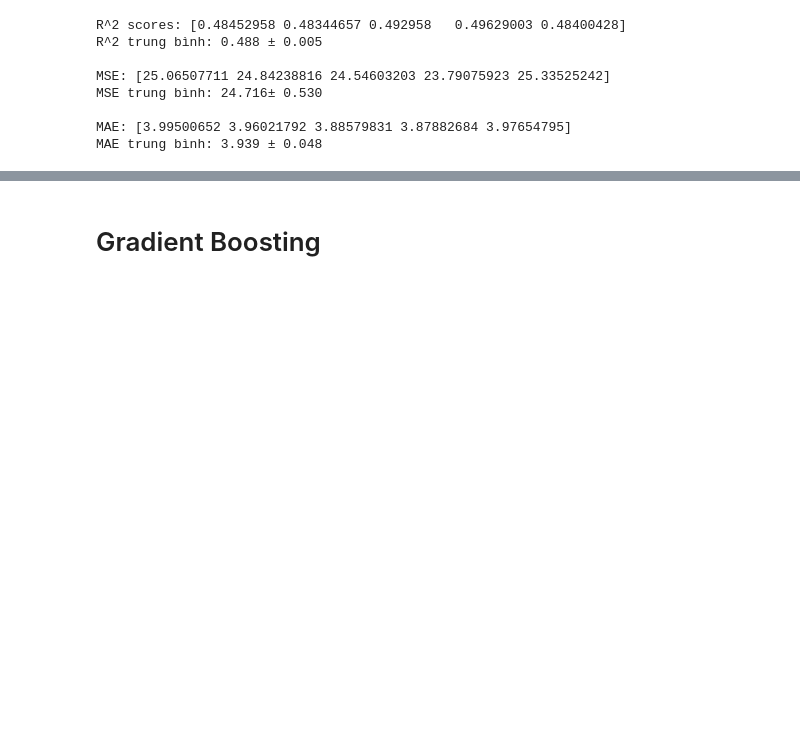
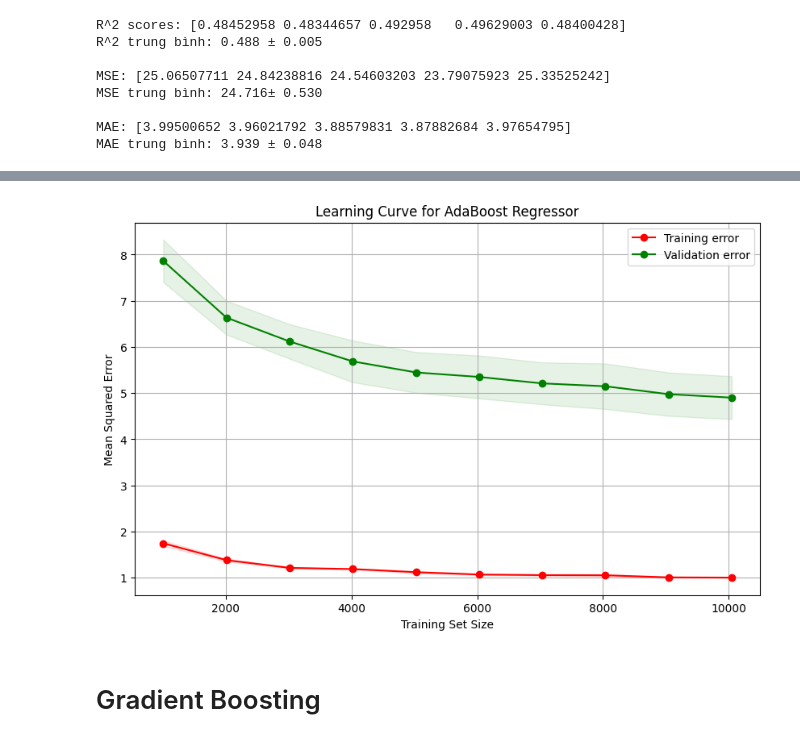
Before and after one commit to nttrung612/Football_Players_Rating_Prediction, a Jupyter notebook: ensemble.ipynb, the cells around one changed output, grey strips where cells are left out. Saved outputs shown, nothing was run; the diff lists cells and outputs as text; code cells hidden in the pictures; blank space fills up the shorter version.

Commit message:
Tuning AdaBoost

```diff
--- a/ensemble.ipynb
+++ b/ensemble.ipynb
@@ -445,0 +522,15 @@ MAE trung bình: 3.939 ± 0.048
+# %%
+from sklearn.linear_model import LinearRegression
+
+pipeline = Pipeline([
+    ('encoder', TargetEncoder(cols=['nationality'])),
+    ('scaler', StandardScaler()),
+    ('model', AdaBoostRegressor(
+        estimator=DecisionTreeRegressor(random_state=42, max_depth=17, ccp_alpha=0.0004872495324492965,
+                                        min_samples_split=35, min_samples_leaf=9),
+        random_state=42,
+        n_estimators=30,
+        # learning_rate=1
+    ))
+])
+pipeline.fit(X_train, y_train)
@@ -446,3 +596,39 @@ MAE trung bình: 3.939 ± 0.048
+# %%
+from sklearn.model_selection import learning_curve
+
+train_sizes, train_scores, test_scores = learning_curve(
+    pipeline,
+    X_train,
+    y_train,
+    cv=KFold(n_splits=5, shuffle=True, random_state=42),
+    scoring='neg_mean_squared_error',
+    train_sizes=np.linspace(0.1, 1.0, 10),
+    n_jobs=-1
+)
+
+train_scores_mean = -np.mean(train_scores, axis=1)
+train_scores_std = np.std(train_scores, axis=1)
+test_scores_mean = -np.mean(test_scores, axis=1)
+test_scores_std = np.std(test_scores, axis=1)
+
+plt.figure(figsize=(10, 6))
+plt.title("Learning Curve for AdaBoost Regressor")
+plt.xlabel("Training Set Size")
+plt.ylabel("Mean Squared Error")
+
+plt.fill_between(train_sizes, train_scores_mean - train_scores_std,
+                 train_scores_mean + train_scores_std, alpha=0.1, color="r")
+plt.fill_between(train_sizes, test_scores_mean - test_scores_std,
+                 test_scores_mean + test_scores_std, alpha=0.1, color="g")
+
+plt.plot(train_sizes, train_scores_mean, 'o-', color="r", label="Training error")
+plt.plot(train_sizes, test_scores_mean, 'o-', color="g", label="Validation error")
+
+plt.legend(loc="best")
+plt.grid()
+plt.show()
+# %% [output]
+[figure, added]
 # %% [markdown]
 # Gradient Boosting
 # %%
```
Also changed, not shown: parts of 9 cells of this notebook.
